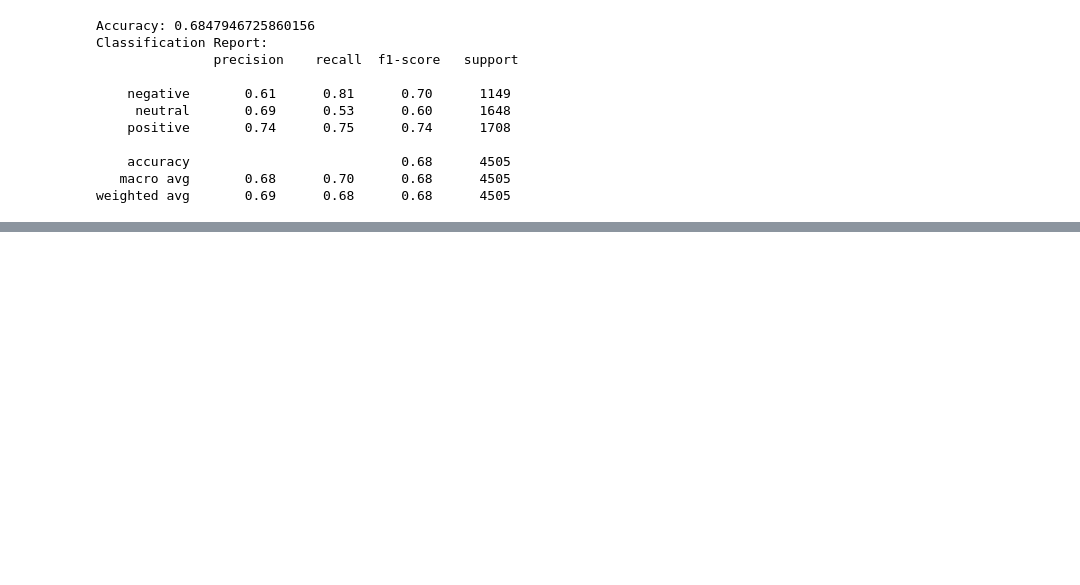
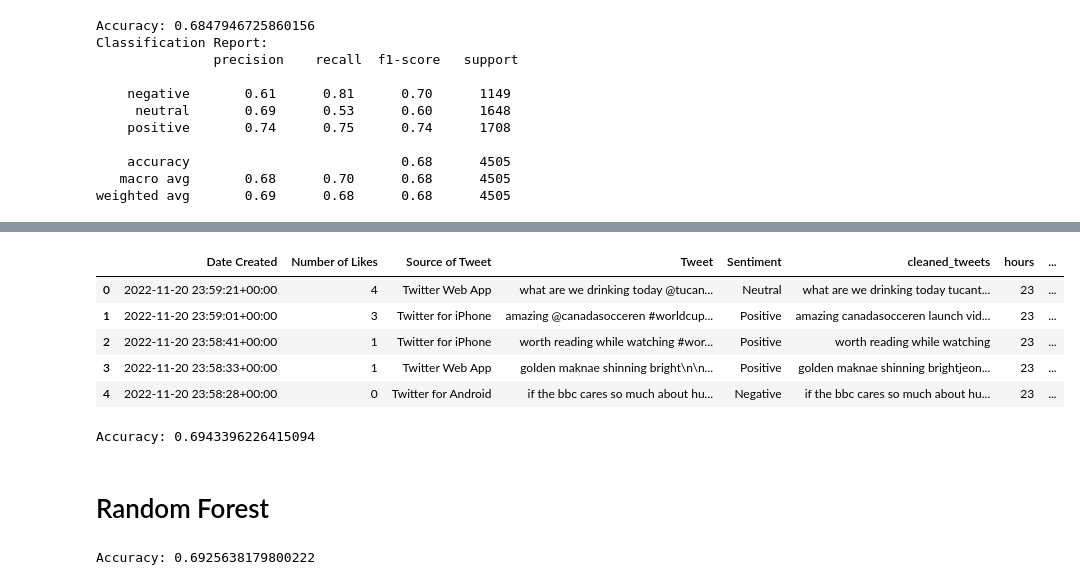
Before and after one commit to Lekamaster/Data-Science-Portfolio, a Jupyter notebook: FIFA-Sentiment-Analysis/fifa_2022_tweet_sentiment_analysis.ipynb, the cells around one changed output, grey strips where cells are left out. Drawn from its saved outputs; the diff is of its cells as text; code cells hidden in the pictures; blank space fills up the shorter version.

```diff
--- a/FIFA-Sentiment-Analysis/fifa_2022_tweet_sentiment_analysis.ipynb
+++ b/FIFA-Sentiment-Analysis/fifa_2022_tweet_sentiment_analysis.ipynb
@@ -256,0 +332,56 @@ weighted avg       0.69      0.68      0.68      4505
+# %%
+# Convert sentiment labels to numerical values
+sentiment_mapping = {'Positive': 2, 'Neutral': 1, 'Negative': 0}
+df['Sentiment_Num'] = df['Sentiment'].map(sentiment_mapping)
+
+df.head(5)
+# %% [output]
+|  | Date Created | Number of Likes | Source of Tweet | Tweet | Sentiment | cleaned_tweets | hours | ... |
+| 0 | 2022-11-20 23:59:21+00:00 | 4 | Twitter Web App | what are we drinking today @tucan... | Neutral | what are we drinking today tucant... | 23 | ... |
+| 1 | 2022-11-20 23:59:01+00:00 | 3 | Twitter for iPhone | amazing @canadasocceren #worldcup... | Positive | amazing canadasocceren launch vid... | 23 | ... |
+| 2 | 2022-11-20 23:58:41+00:00 | 1 | Twitter for iPhone | worth reading while watching #wor... | Positive | worth reading while watching | 23 | ... |
+| 3 | 2022-11-20 23:58:33+00:00 | 1 | Twitter Web App | golden maknae shinning bright\n\n... | Positive | golden maknae shinning brightjeon... | 23 | ... |
+| 4 | 2022-11-20 23:58:28+00:00 | 0 | Twitter for Android | if the bbc cares so much about hu... | Negative | if the bbc cares so much about hu... | 23 | ... |
+# %%
+# Split dataset into training and testing sets
+X_train, X_test, y_train, y_test = train_test_split(df['Tweet'], df['Sentiment_Num'], test_size=0.2, random_state=42)
+
+vectorizer = CountVectorizer()
+X_train_vec = vectorizer.fit_transform(X_train)
+X_test_vec = vectorizer.transform(X_test)
+
+# Train an XGBoost classifier
+xgb_classifier = xgb.XGBClassifier(objective='multi:softmax', num_class=3)  # 3 classes: Positive, Neutral, Negative
+xgb_classifier.fit(X_train_vec, y_train)
+
+# Make predictions
+y_pred = xgb_classifier.predict(X_test_vec)
+
+# Calculate accuracy
+accuracy = accuracy_score(y_test, y_pred)
+print("Accuracy:", accuracy)
+# %% [output]
+Accuracy: 0.6943396226415094
+# %% [markdown]
+# Random Forest
+# %%
+from sklearn.ensemble import RandomForestClassifier
+import os
+
+os.environ["TOKENIZERS_PARALLELISM"] = "false"
+
+X_train, X_test, y_train, y_test = train_test_split(df['Tweet'], df['Sentiment_Num'], test_size=0.2, random_state=42)
+
+vectorizer = CountVectorizer()
+X_train_vec = vectorizer.fit_transform(X_train)
+X_test_vec = vectorizer.transform(X_test)
+
+rf_classifier = RandomForestClassifier(n_estimators=100, random_state=42)
+rf_classifier.fit(X_train_vec, y_train)
+
+y_pred = rf_classifier.predict(X_test_vec)
+
+accuracy = accuracy_score(y_test, y_pred)
+print("Accuracy:", accuracy)
+# %% [output]
+Accuracy: 0.6925638179800222
```
Also changed, not shown: parts of 41 cells of this notebook.
